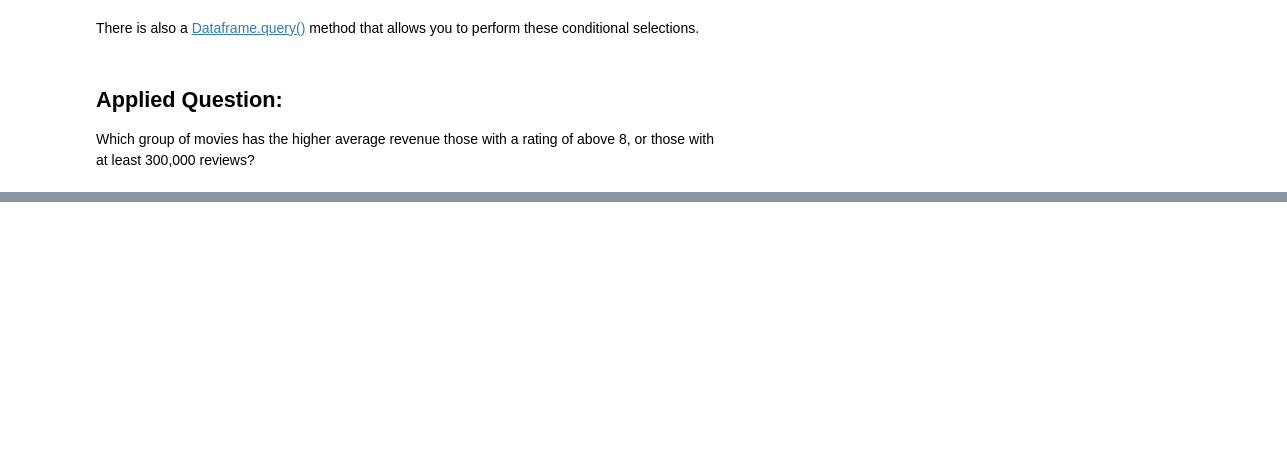
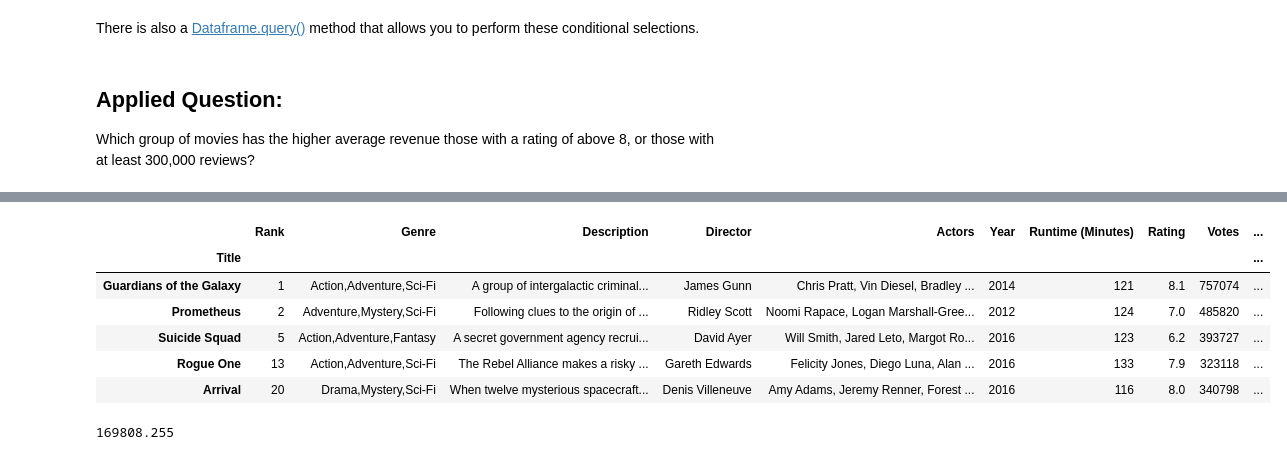
Before and after one commit to jprinfret/nyc-ds-100719-lectures, a Jupyter notebook: week-2/pandas intro/Intro_to_Pandas-1.ipynb, the cells around one changed output, grey strips where cells are left out. Saved outputs shown, nothing was run; the diff lists cells and outputs as text; code cells hidden in the pictures; blank space fills up the shorter version.

```diff
--- a/week-2/pandas intro/Intro_to_Pandas-1.ipynb
+++ b/week-2/pandas intro/Intro_to_Pandas-1.ipynb
@@ -1032,6 +1066,20 @@ Which group of movies has the higher average revenue those with a rating of abov
 # %%
 # Subset the dataframe to find movies with more than 300,000 votes.
+condition = movies_df['Votes'] > 300_000
+movies_df[condition].head()
+# %% [output]
+|  | Rank | Genre | Description | Director | Actors | Year | Runtime (Minutes) | Rating | Votes | ... |
+| Title |  |  |  |  |  |  |  |  |  | ... |
+| Guardians of the Galaxy | 1 | Action,Adventure,Sci-Fi | A group of intergalactic criminal... | James Gunn | Chris Pratt, Vin Diesel, Bradley ... | 2014 | 121 | 8.1 | 757074 | ... |
+| Prometheus | 2 | Adventure,Mystery,Sci-Fi | Following clues to the origin of ... | Ridley Scott | Noomi Rapace, Logan Marshall-Gree... | 2012 | 124 | 7.0 | 485820 | ... |
+| Suicide Squad | 5 | Action,Adventure,Fantasy | A secret government agency recrui... | David Ayer | Will Smith, Jared Leto, Margot Ro... | 2016 | 123 | 6.2 | 393727 | ... |
+| Rogue One | 13 | Action,Adventure,Sci-Fi | The Rebel Alliance makes a risky ... | Gareth Edwards | Felicity Jones, Diego Luna, Alan ... | 2016 | 133 | 7.9 | 323118 | ... |
+| Arrival | 20 | Drama,Mystery,Sci-Fi | When twelve mysterious spacecraft... | Denis Villeneuve | Amy Adams, Jeremy Renner, Forest ... | 2016 | 116 | 8.0 | 340798 | ... |
 # %%
 # find the average of that group
+average_reviews = sum(movies_df['Votes'])/len(movies_df['Votes'])
+average_reviews
+# %% [output]
+169808.255
 # %%
 # compare the two groups' mean revenue
```
Also changed, not shown: parts of 3 cells of this notebook.
